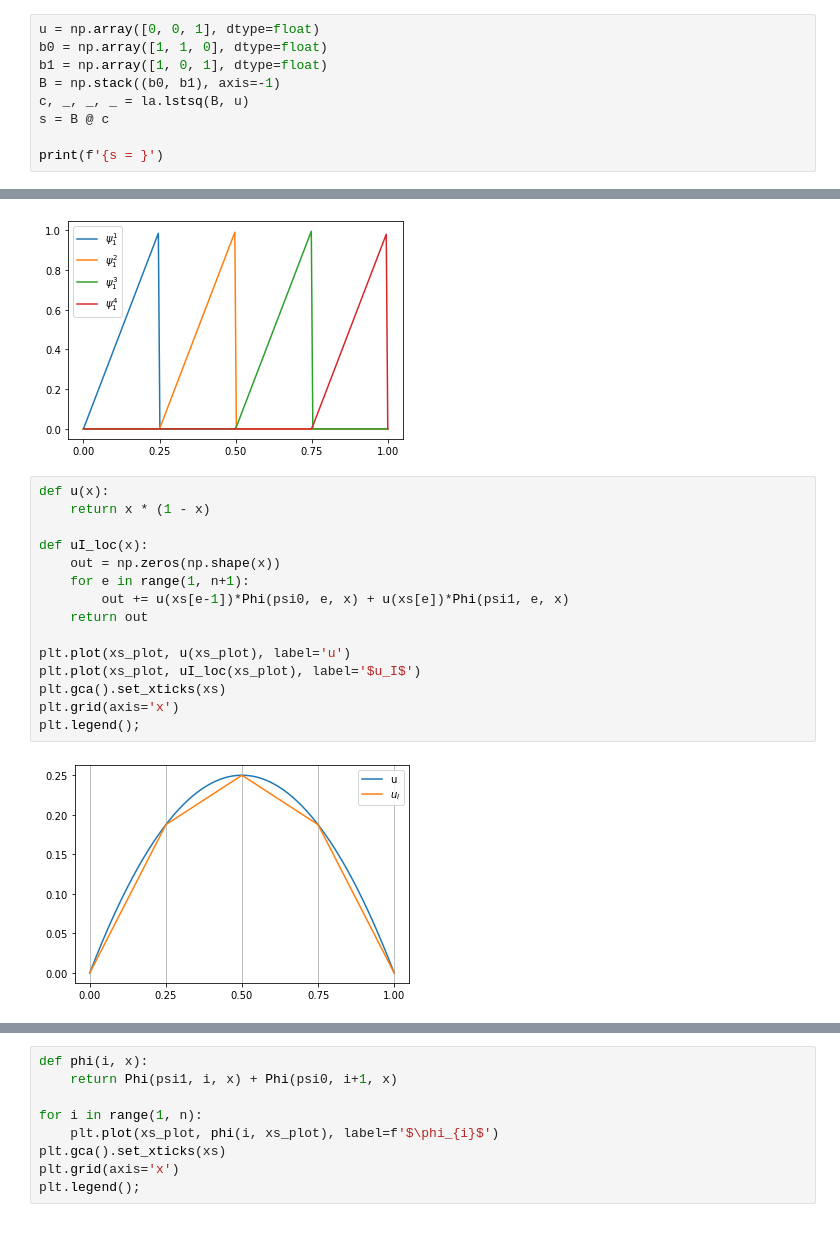
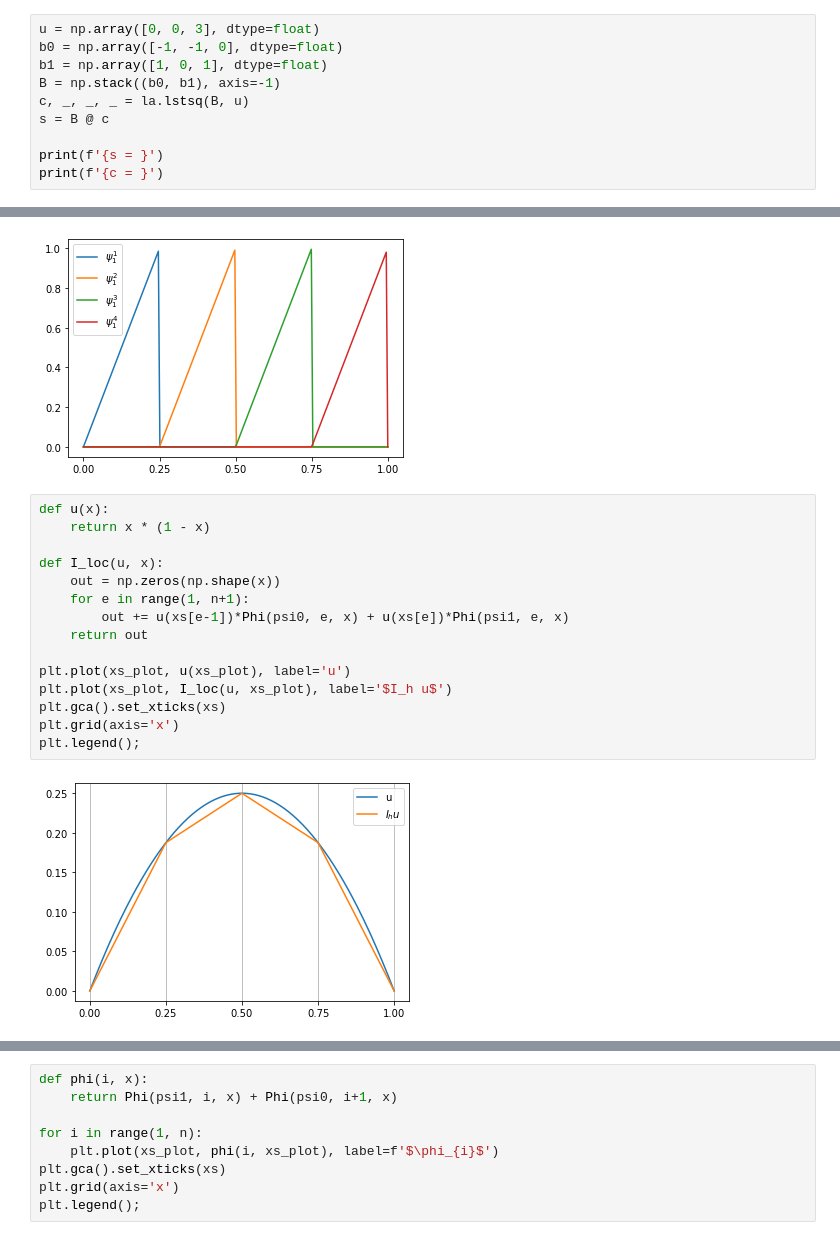
Before and after one commit to uh-comp-methods2/notebooks, a Jupyter notebook: implementation.ipynb, the cells around one changed output, grey strips where cells are left out. Saved outputs shown, nothing was run; the diff lists cells and outputs as text.

```diff
--- a/basics.ipynb
+++ b/implementation.ipynb
@@ -134,12 +19,13 @@ where $B$ is the matrix with columns $b_0$ and $b_1$ and $c$ is the vector with
 import numpy as np
 from scipy import linalg as la
 # %%
-u = np.array([0, 0, 1], dtype=float)
-b0 = np.array([1, 1, 0], dtype=float)
+u = np.array([0, 0, 3], dtype=float)
+b0 = np.array([-1, -1, 0], dtype=float)
 b1 = np.array([1, 0, 1], dtype=float)
 B = np.stack((b0, b1), axis=-1)
 c, _, _, _ = la.lstsq(B, u)
 s = B @ c
 
 print(f'{s = }')
+print(f'{c = }')
 # %% [output]
@@ -456,18 +173,18 @@ plt.legend();
 # %%
 def u(x):
     return x * (1 - x)
 
-def uI_loc(x):
+def I_loc(u, x):
     out = np.zeros(np.shape(x))
     for e in range(1, n+1):
         out += u(xs[e-1])*Phi(psi0, e, x) + u(xs[e])*Phi(psi1, e, x)
     return out
 
 plt.plot(xs_plot, u(xs_plot), label='u')
-plt.plot(xs_plot, uI_loc(xs_plot), label='$u_I$')
+plt.plot(xs_plot, I_loc(u, xs_plot), label='$I_h u$')
 plt.gca().set_xticks(xs)
 plt.grid(axis='x')
 plt.legend();
 # %% [output]
-[figure, old version]
+[figure, new version]
 # %% [markdown]
```
Also changed, not shown: parts of 29 cells of this notebook, 5 other files.
